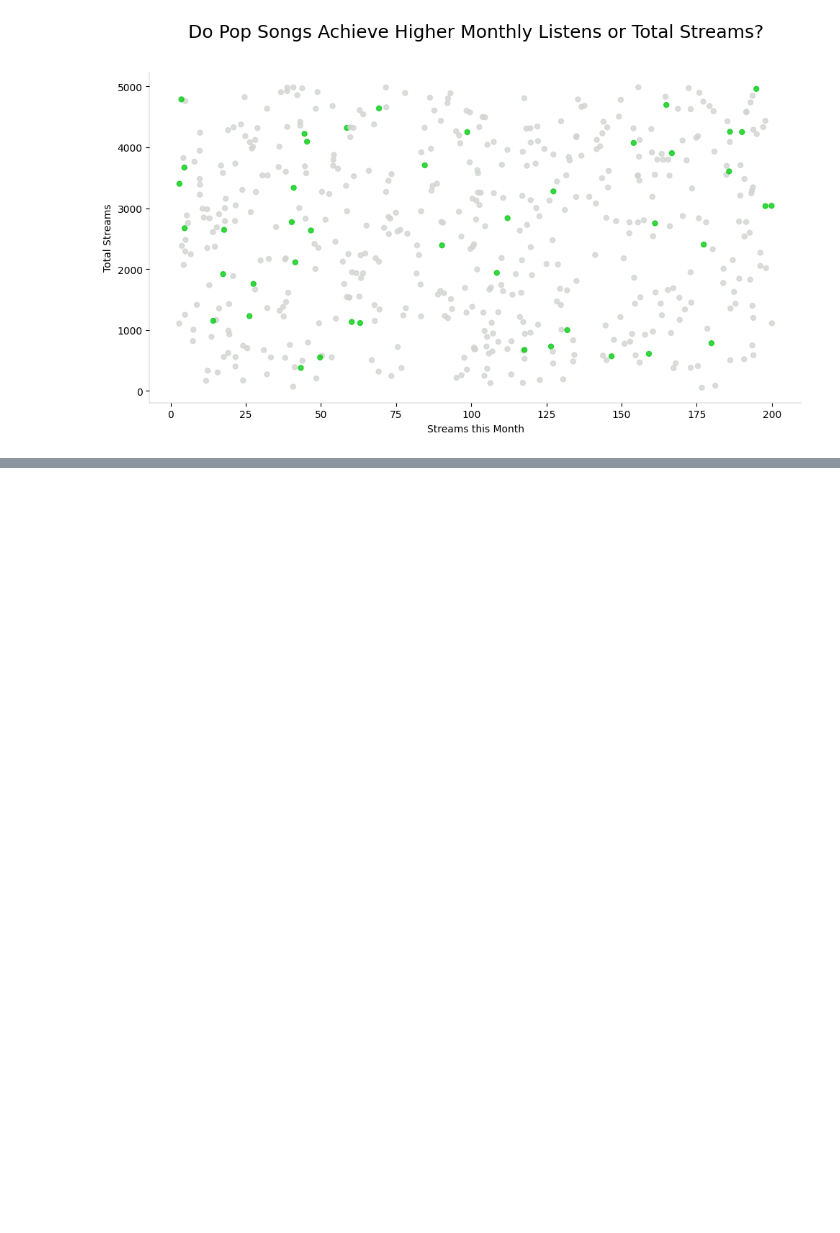
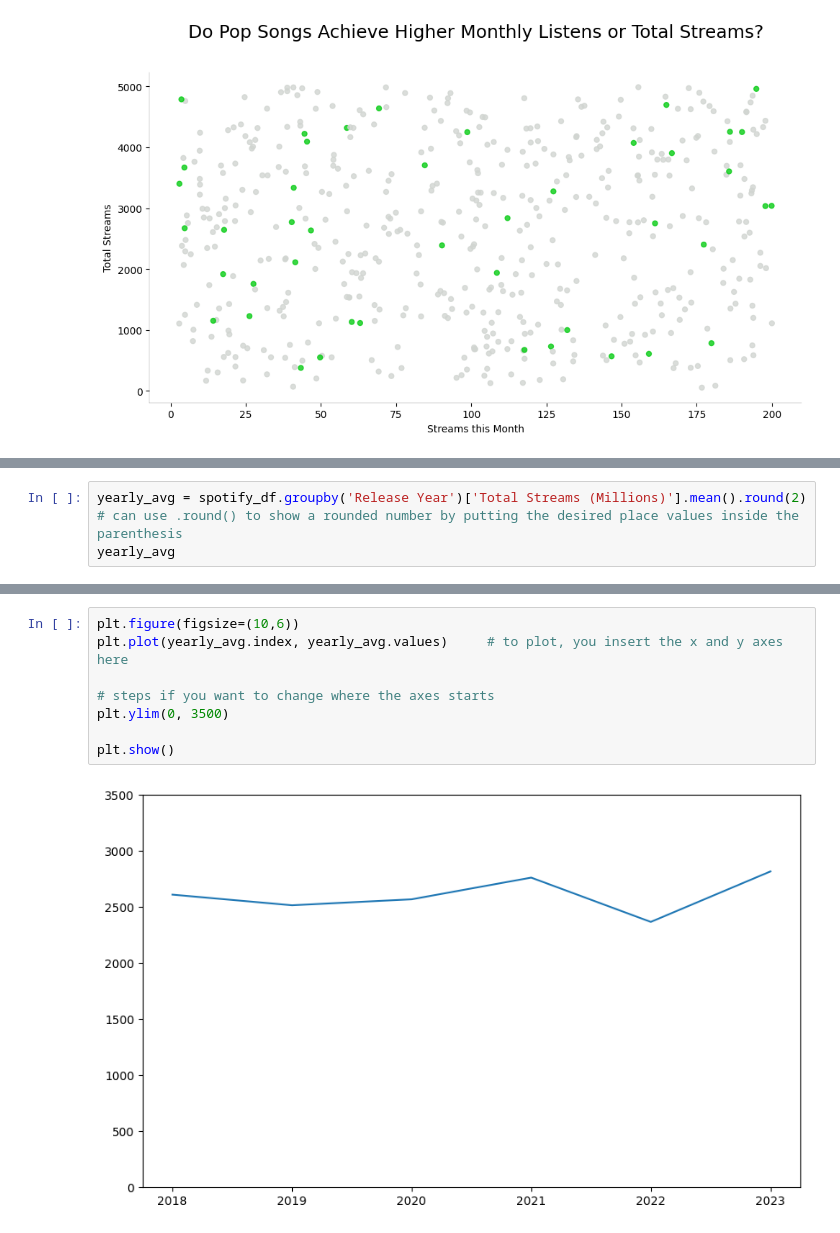
Before and after one commit to kc0leman/learning_plots_kyle, a Jupyter notebook: notebooks/intro_matplotlib_lesson_follow.ipynb, the cells around one changed output, grey strips where cells are left out. Drawn from its saved outputs; the diff is of its cells as text; blank space fills up the shorter version.

Commit message:
line charts

```diff
--- a/notebooks/intro_matplotlib_lesson_follow.ipynb
+++ b/notebooks/intro_matplotlib_lesson_follow.ipynb
@@ -279,0 +296,3 @@ plt.show()
+# %%
+yearly_avg = spotify_df.groupby('Release Year')['Total Streams (Millions)'].mean().round(2)     # can use .round() to show a rounded number by putting the desired place values inside the parenthesis
+yearly_avg
@@ -279,0 +308,10 @@ plt.show()
+# %%
+plt.figure(figsize=(10,6))
+plt.plot(yearly_avg.index, yearly_avg.values)     # to plot, you insert the x and y axes here
+
+# steps if you want to change where the axes starts
+plt.ylim(0, 3500)
+
+plt.show()
+# %% [output]
+[figure, added]
```
Also changed, not shown: parts of 4 cells of this notebook.
